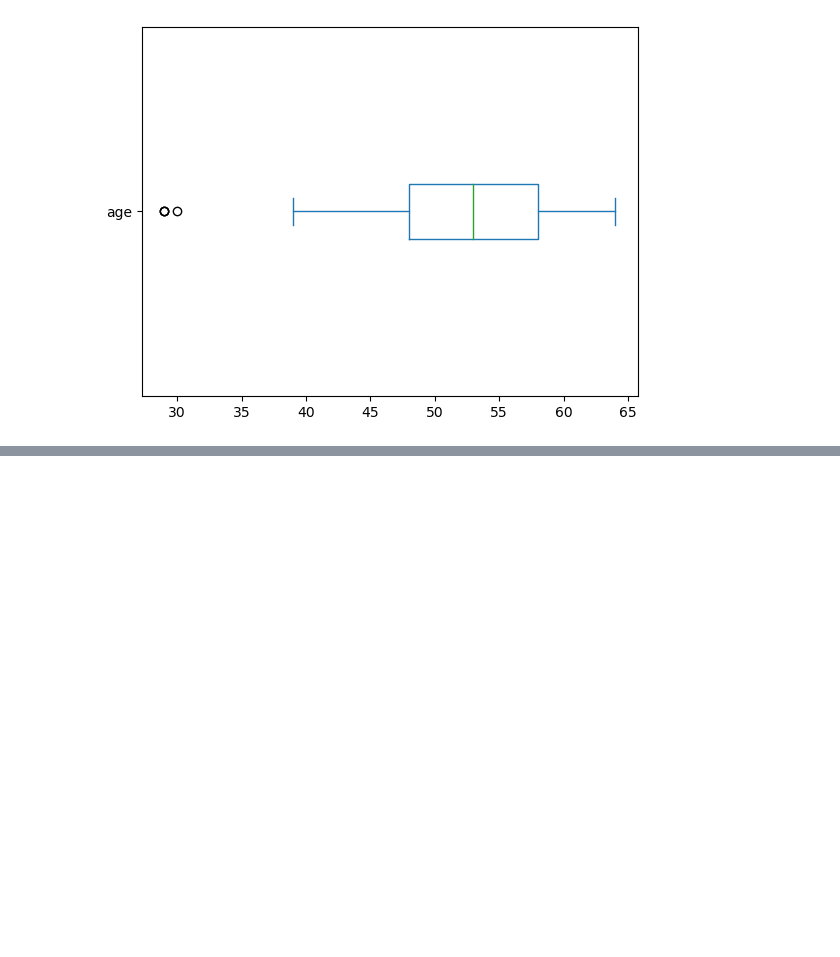
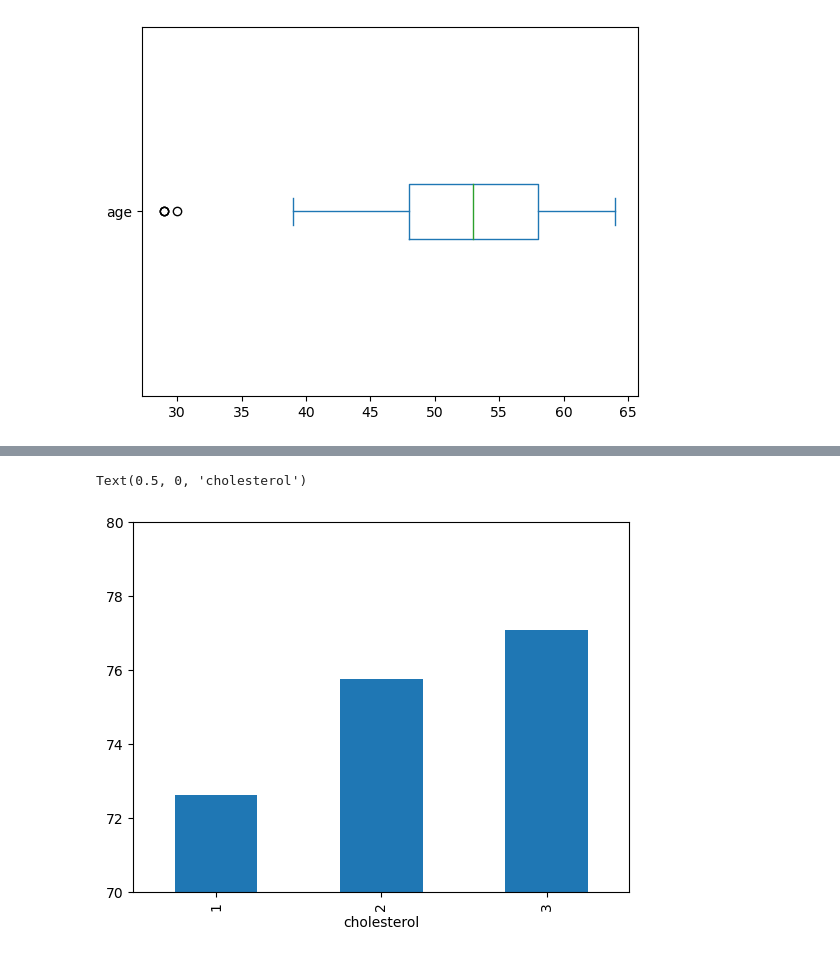
Before and after one commit to deveshpatwa/Pyhton-projects, a Jupyter notebook: Medical examination analysis/medical examination analysis.ipynb, the cells around one changed output, grey strips where cells are left out. Cells and saved outputs as stored; diff of their text form; code cells hidden in the pictures; blank space fills up the shorter version.

```diff
--- a/Medical examination analysis/medical examination analysis.ipynb
+++ b/Medical examination analysis/medical examination analysis.ipynb
@@ -200,0 +210,3 @@ df1.age.plot(kind='box',vert=False)
+# %%
+df = df[['id', 'age', 'sex', 'height', 'weight', 'cholesterol',
+       'gluc', 'smoke', 'alco', 'active', 'cardio', 'bmi', 'overweight']]
@@ -200,0 +222,2 @@ df1.age.plot(kind='box',vert=False)
+# %%
+df=df.query('sex in (1,2)')
@@ -200,0 +226,4 @@ df1.age.plot(kind='box',vert=False)
+# %%
+df = df.loc[ (df.height < df['height'].quantile(0.975)) & (df.height > df['height'].quantile(0.025)) &
+          (df.weight < df['weight'].quantile(0.975)) & (df.weight > df['weight'].quantile(0.025))
+      ]
@@ -200,0 +264,7 @@ df1.age.plot(kind='box',vert=False)
+# %%
+df.groupby('cholesterol')['weight'].mean().plot(kind='bar')
+plt.ylim(70,80)
+plt.xlabel(
+# %% [output]
+Text(0.5, 0, 'cholesterol')
+[figure, added]
```
Also changed, not shown: parts of 36 cells of this notebook, 1 other file.
